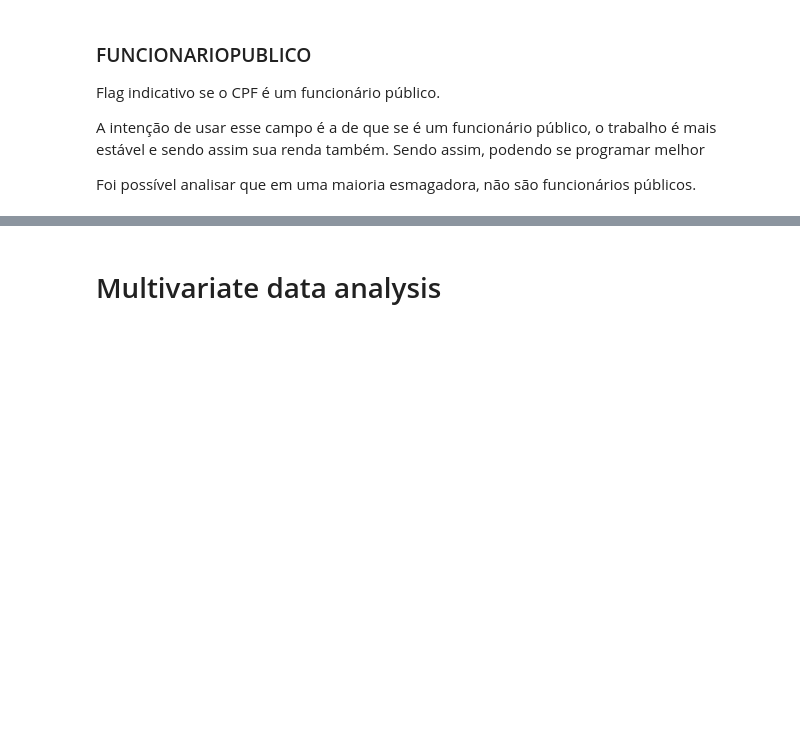
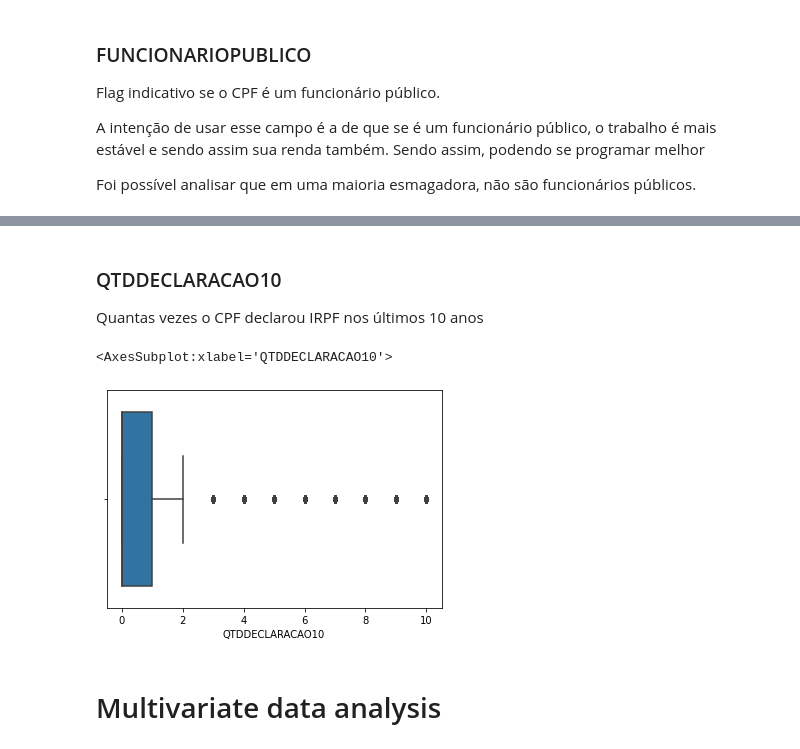
Before and after one commit to ednakatani/Data-Science, a Jupyter notebook: DS_project.ipynb, the cells around one changed output, grey strips where cells are left out. Saved outputs shown, nothing was run; the diff lists cells and outputs as text; code cells hidden in the pictures; blank space fills up the shorter version.

```diff
--- a/DS_project.ipynb
+++ b/DS_project.ipynb
@@ -238,3 +267,12 @@ sns.countplot(df_train['FUNCIONARIOPUBLICO'])
+# %% [markdown]
+### QTDDECLARACAO10
+
+Quantas vezes o CPF declarou IRPF nos últimos 10 anos
+# %%
+sns.boxplot(df_train['QTDDECLARACAO10'])
+# %% [output]
+<AxesSubplot:xlabel='QTDDECLARACAO10'>
+[figure, added]
 # %% [markdown]
 # Multivariate data analysis
 # %% [markdown]
```
Also changed, not shown: parts of 17 cells of this notebook.
